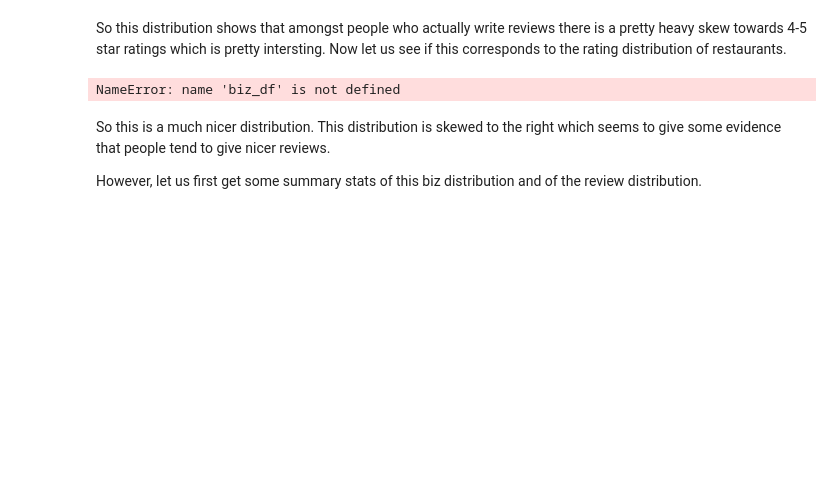
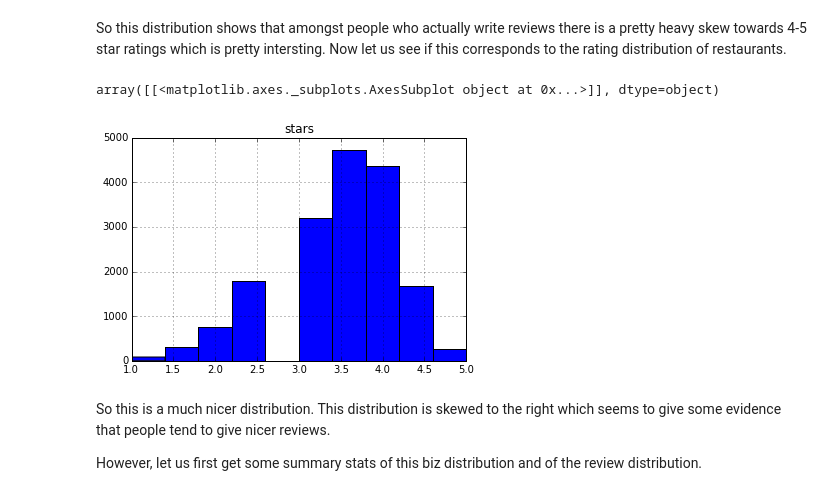
Before and after one commit to abhinavasingh16/Yelp-Analysis, a Jupyter notebook: Yelp_Exploratory_Analysis.ipynb, the cells around one changed output. Saved outputs shown, nothing was run; the diff lists cells and outputs as text; code cells hidden in the pictures; blank space fills up the shorter version.

```diff
--- a/Yelp_Exploratory_Analysis.ipynb
+++ b/Yelp_Exploratory_Analysis.ipynb
@@ -33,7 +35,6 @@ with open(category_csv) as categories:
         all_categories.append(line)
 biz_dict = biz_df.to_dict()
 all_categories = all_categories[0].split('\r')
-print all_categories
 for index in biz_dict['categories'].keys():
     if len(biz_dict['categories'][index]) == 0:
         for col in biz_dict.keys():
@@ -42,12 +43,12 @@ for index in biz_dict['categories'].keys():
         allInCats = True
         for elem in biz_dict['categories'][index]:
             if elem not in all_categories:
-                print elem
                 allInCats = False
                 break;
         if not allInCats:
             for col in biz_dict.keys():
                 del biz_dict[col][index]
-
-res_df = pd.DataFrame(biz_dict)
+res_df = pd.DataFrame(biz_dict);res_df
+res_df.index = range(len(res_df))
+res_df
 # %% [output]
@@ -157,9 +153,10 @@ NameError: name 'review_df' is not defined
 # %% [markdown]
 So this distribution shows that amongst people who actually write reviews there is a pretty heavy skew towards 4-5 star ratings which is pretty intersting. Now let us see if this corresponds to the rating distribution of restaurants.
 # %%
-biz_df.hist(column='stars')
+res_df.hist(column='stars')
 # %% [output]
-NameError: name 'biz_df' is not defined
+array([[<matplotlib.axes._subplots.AxesSubplot object at 0x...>]], dtype=object)
+[figure, added]
 # %% [markdown]
 So this is a much nicer distribution. This distribution is skewed to the right which seems to give some evidence that people tend to give nicer reviews.
 
```
Also changed, not shown: parts of 14 cells of this notebook.
